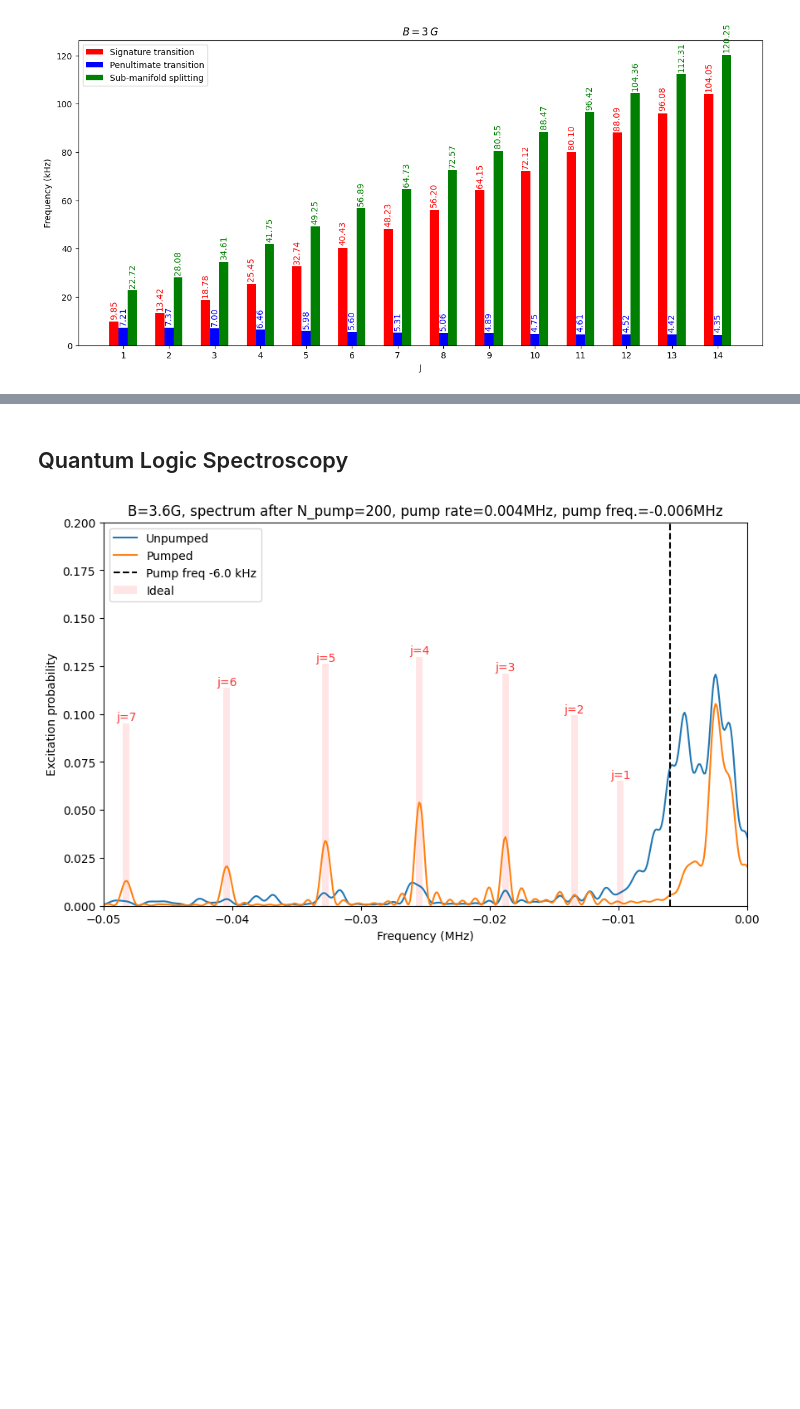
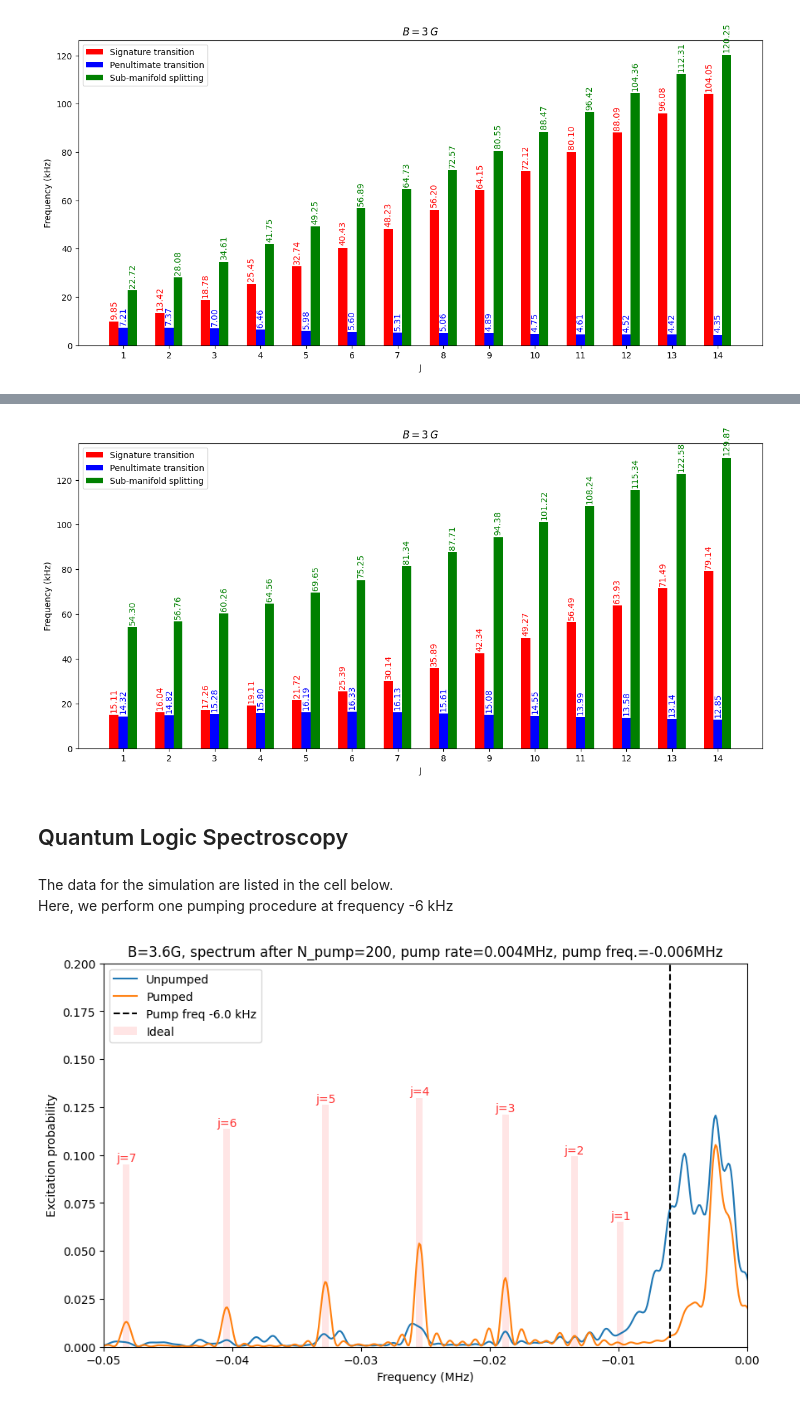
Before and after one commit to sdracia/QIC, a Jupyter notebook: project/cah+.ipynb, the cells around one changed output, grey strips where cells are left out. Saved outputs shown, nothing was run; the diff lists cells and outputs as text; code cells hidden in the pictures; blank space fills up the shorter version.

```diff
--- a/project/cah+.ipynb
+++ b/project/cah+.ipynb
@@ -72,5 +96,15 @@ ut.plot_transitions(cah)
+# %%
+# Pachen-Back regime
+
+cah = CaH.create_molecule_data(b_field_gauss=10, j_max=14, gj_list = gj_list, cij_list = cij_list)
+ut.plot_transitions(cah)
+# %% [output]
+[figure, added]
 # %% [markdown]
 ## Quantum Logic Spectroscopy
+# %% [markdown]
+The data for the simulation are listed in the cell below. <br>
+Here, we perform one pumping procedure at frequency -6 kHz
 # %%
 b_field_gauss = 3.6
 j_max = 14
```
Also changed, not shown: parts of 15 cells of this notebook, 27 other files.
